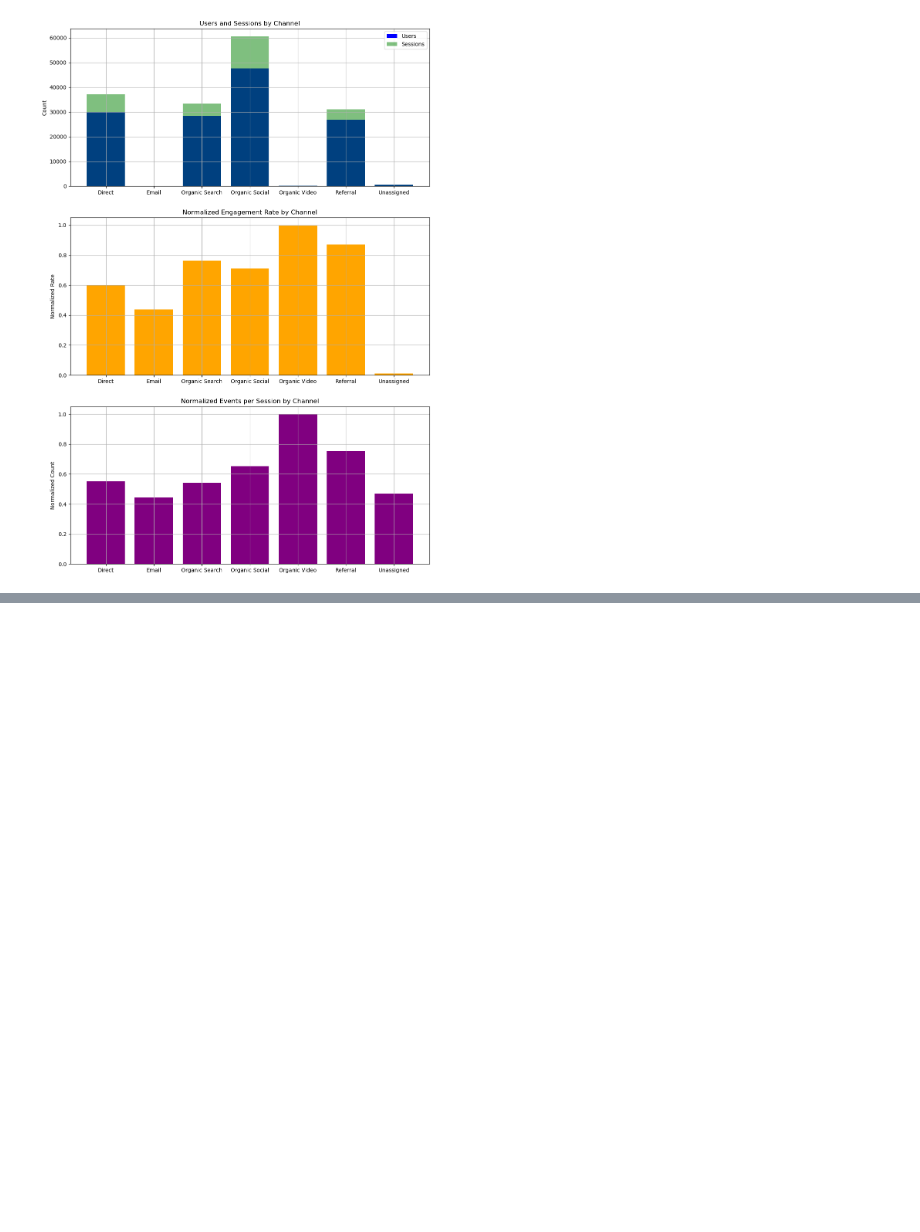
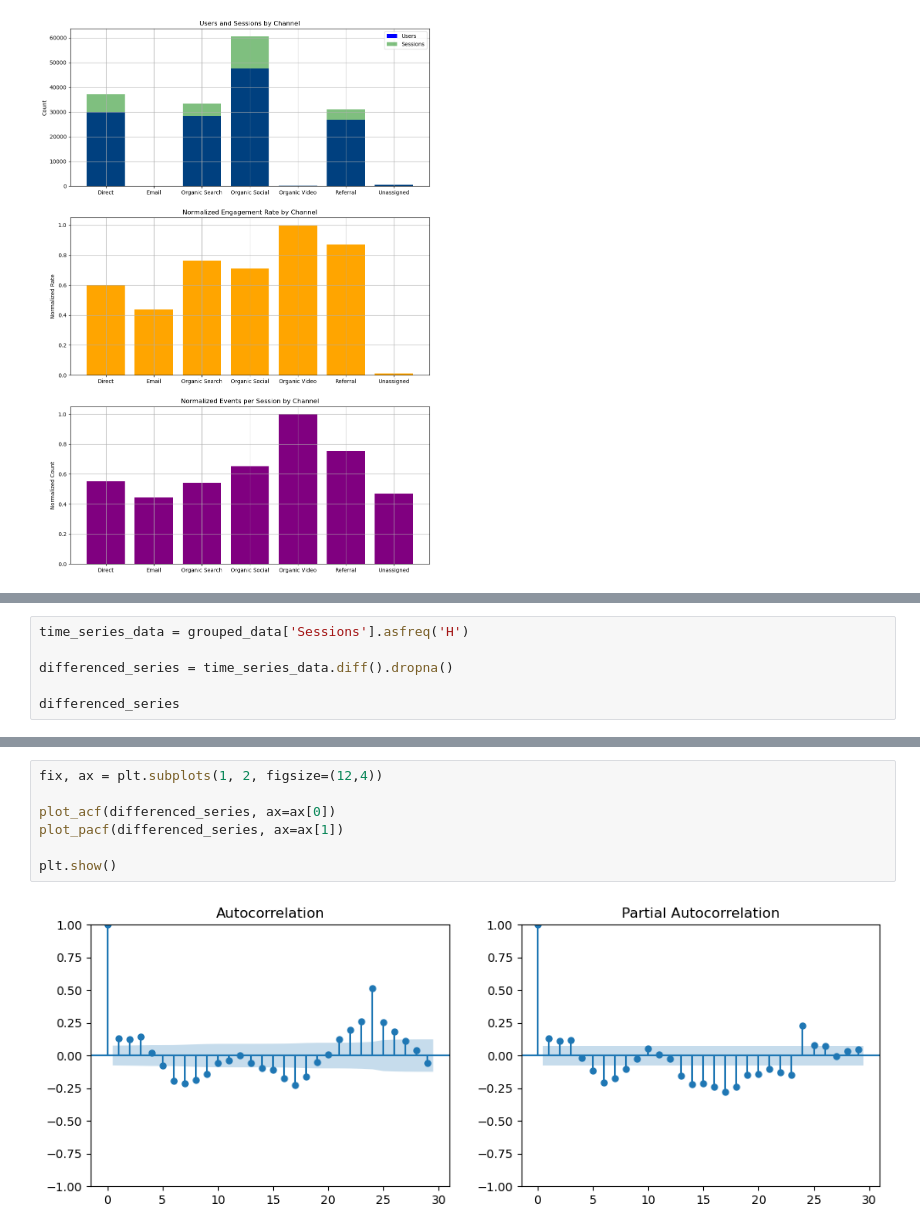
Before and after one commit to divya-manirajan/ExampleDataAnalysis, a Jupyter notebook: Website_Analylsis.ipynb, the cells around one changed output, grey strips where cells are left out. Drawn from its saved outputs; the diff is of its cells as text; blank space fills up the shorter version.

```diff
--- a/Website_Analylsis.ipynb
+++ b/Website_Analylsis.ipynb
@@ -237,0 +207,6 @@ time_series_data = grouped_data['Sess]
+# %%
+time_series_data = grouped_data['Sessions'].asfreq('H')
+
+differenced_series = time_series_data.diff().dropna()
+
+differenced_series
@@ -237,0 +227,9 @@ time_series_data = grouped_data['Sess]
+# %%
+fix, ax = plt.subplots(1, 2, figsize=(12,4))
+
+plot_acf(differenced_series, ax=ax[0])
+plot_pacf(differenced_series, ax=ax[1])
+
+plt.show()
+# %% [output]
+[figure, added]
```
Also changed, not shown: parts of 13 cells of this notebook.
